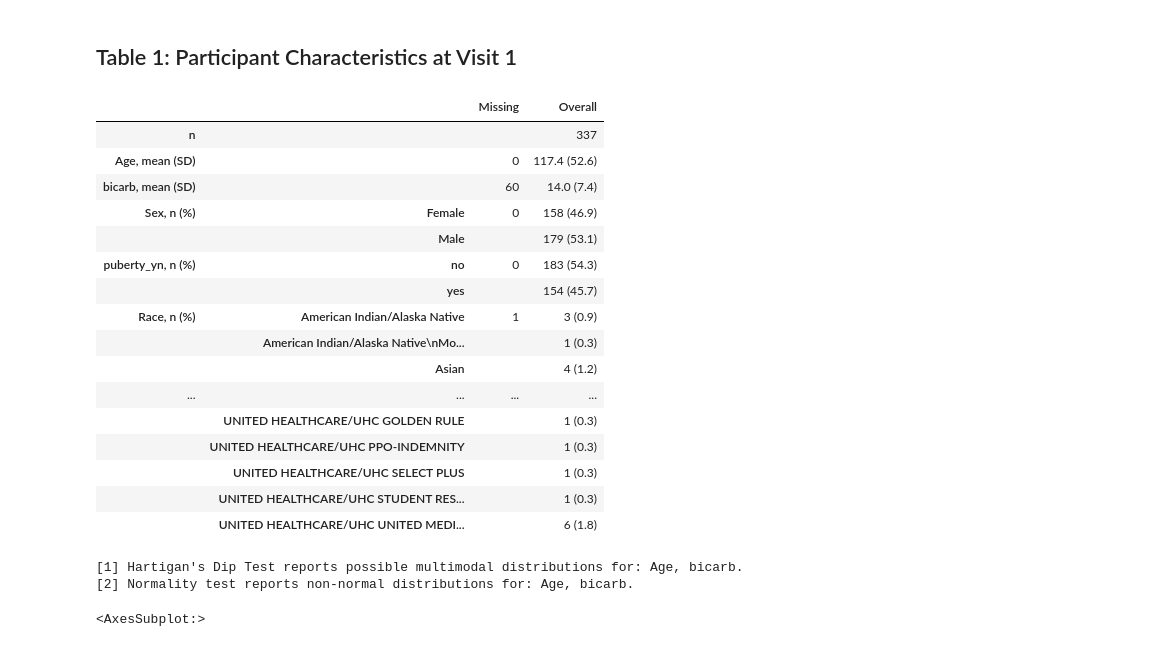
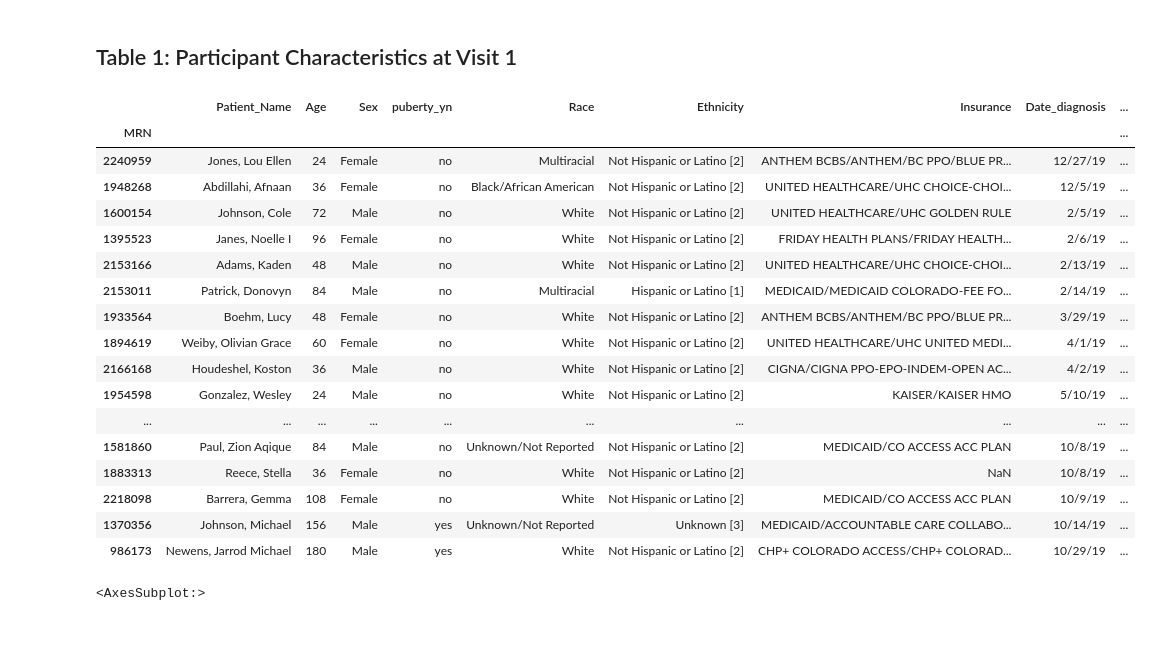
Before and after one commit to childhealthbiostatscore/BDC-Code, a Jupyter notebook: Kimber Simmons/New Onset Dosing/new_onset_dosing.ipynb, the cells around one changed output. Cells and saved outputs as stored; diff of their text form; code cells hidden in the pictures.

```diff
--- a/Kimber Simmons/New Onset Dosing/new_onset_dosing.ipynb
+++ b/Kimber Simmons/New Onset Dosing/new_onset_dosing.ipynb
@@ -14,3 +18,40 @@ df.set_index(['MRN'],inplace=True)
 df['Age'] = [int(a.split()[0])*12 if 'year' in a else int(a.split()[0]) for a in df['Age']]
 # Replace detection limit of bicarb with half the value
 df['bicarb'] = [2.5 if '<' in str(b) and '5' in str(b) else 1.5 if '<' in str(b) and '3' in str(b) else float(b) for b in df['bicarb']]
+# Combine levels of race
+race = []
+for r in df['Race']:
+    if '\n' in str(r) or 'more than one' in str(r).lower():
+        race.append('Multiracial')
+    elif 'white' in str(r).lower():
+        race.append('White')
+    elif 'asian' in str(r).lower():
+        race.append('Asian')
+    elif 'black' in str(r).lower():
+        race.append('Black/African American')
+    elif 'native' in str(r).lower():
+        race.append('Native American/Pacific Islander')
+    else:
+        race.append('Unknown/Not Reported')
+for e in range(0,df.shape[0]):
+    if df['Ethnicity'].reset_index(drop=True).iloc[e] == 'Hispanic or Latino [1]' and race[e] != 'Multiracial':
+        race[e] = 'Hispanic'
+df['Race'] = race
+# Public vs. private insurance
+# Public – Medicaid, TriCare, CHP, Indian Health Service, Denver Health (Medicaid)
+# Private – Aetna, Anthem, Cigna, UHC, Kaiser, Cofinity, Christian Care
+# Self-pay
+public = ['medicaid','tricare','chp','indian','denver health']
+private = ['aetna','anthem','cigna','uhc','kaiser','cofinity','christian','commercial','friday']
+insurance = []
+for i in df['Insurance']:
+    ins = str(i).lower()
+    if 'Private' in ['Private' for p in private if p in ins]:
+        insurance.append('Private')
+    elif 'Public' in ['Public' for p in public if p in ins]:
+        insurance.append('Public')
+    elif 'self' in ins:
+        insurance.append('Self-pay')
+    else:
+        insurance.append('Unknown/Not Reported')
+pd.concat([df['Insurance'].reset_index(drop=True),pd.Series(insurance)],axis=1)
@@ -18,31 +82,30 @@ df['bicarb'] = [2.5 if '<' in str(b) and '5' in str(b) else 1.5 if '<' in str(b)
 ## Table 1: Participant Characteristics at Visit 1
 # %%
 # Make table 1
-cols = ['Age','bicarb','Sex','puberty_yn','Race','Ethnicity','Insurance']
+cols = ['Age','bicarb','Sex','puberty_yn','Race','Insurance']
 # Print
 t1 = TableOne(df,columns=cols,display_all=True,
              normal_test=True,tukey_test=True,dip_test=True)
-t1
+df
 # %% [output]
-|  |  | Missing | Overall |
-| n |  |  | 337 |
-| Age, mean (SD) |  | 0 | 117.4 (52.6) |
-| bicarb, mean (SD) |  | 60 | 14.0 (7.4) |
-| Sex, n (%) | Female | 0 | 158 (46.9) |
-|  | Male |  | 179 (53.1) |
-| puberty_yn, n (%) | no | 0 | 183 (54.3) |
-|  | yes |  | 154 (45.7) |
-| Race, n (%) | American Indian/Alaska Native | 1 | 3 (0.9) |
-|  | American Indian/Alaska Native\nMo... |  | 1 (0.3) |
-|  | Asian |  | 4 (1.2) |
-| ... | ... | ... | ... |
-|  | UNITED HEALTHCARE/UHC GOLDEN RULE |  | 1 (0.3) |
-|  | UNITED HEALTHCARE/UHC PPO-INDEMNITY |  | 1 (0.3) |
-|  | UNITED HEALTHCARE/UHC SELECT PLUS |  | 1 (0.3) |
-|  | UNITED HEALTHCARE/UHC STUDENT RES... |  | 1 (0.3) |
-|  | UNITED HEALTHCARE/UHC UNITED MEDI... |  | 6 (1.8) |
+|  | Patient_Name | Age | Sex | puberty_yn | Race | Ethnicity | Insurance | Date_diagnosis | ... |
+| MRN |  |  |  |  |  |  |  |  | ... |
+| 2240959 | Jones, Lou Ellen | 24 | Female | no | Multiracial | Not Hispanic or Latino [2] | ANTHEM BCBS/ANTHEM/BC PPO/BLUE PR... | 12/27/19 | ... |
+| 1948268 | Abdillahi, Afnaan | 36 | Female | no | Black/African American | Not Hispanic or Latino [2] | UNITED HEALTHCARE/UHC CHOICE-CHOI... | 12/5/19 | ... |
+| 1600154 | Johnson, Cole | 72 | Male | no | White | Not Hispanic or Latino [2] | UNITED HEALTHCARE/UHC GOLDEN RULE | 2/5/19 | ... |
+| 1395523 | Janes, Noelle I | 96 | Female | no | White | Not Hispanic or Latino [2] | FRIDAY HEALTH PLANS/FRIDAY HEALTH... | 2/6/19 | ... |
+| 2153166 | Adams, Kaden | 48 | Male | no | White | Not Hispanic or Latino [2] | UNITED HEALTHCARE/UHC CHOICE-CHOI... | 2/13/19 | ... |
+| 2153011 | Patrick, Donovyn | 84 | Male | no | Multiracial | Hispanic or Latino [1] | MEDICAID/MEDICAID COLORADO-FEE FO... | 2/14/19 | ... |
+| 1933564 | Boehm, Lucy | 48 | Female | no | White | Not Hispanic or Latino [2] | ANTHEM BCBS/ANTHEM/BC PPO/BLUE PR... | 3/29/19 | ... |
+| 1894619 | Weiby, Olivian Grace | 60 | Female | no | White | Not Hispanic or Latino [2] | UNITED HEALTHCARE/UHC UNITED MEDI... | 4/1/19 | ... |
+| 2166168 | Houdeshel, Koston | 36 | Male | no | White | Not Hispanic or Latino [2] | CIGNA/CIGNA PPO-EPO-INDEM-OPEN AC... | 4/2/19 | ... |
+| 1954598 | Gonzalez, Wesley | 24 | Male | no | White | Not Hispanic or Latino [2] | KAISER/KAISER HMO | 5/10/19 | ... |
+| ... | ... | ... | ... | ... | ... | ... | ... | ... | ... |
+| 1581860 | Paul, Zion Aqique | 84 | Male | no | Unknown/Not Reported | Not Hispanic or Latino [2] | MEDICAID/CO ACCESS ACC PLAN | 10/8/19 | ... |
+| 1883313 | Reece, Stella | 36 | Female | no | White | Not Hispanic or Latino [2] | NaN | 10/8/19 | ... |
+| 2218098 | Barrera, Gemma | 108 | Female | no | White | Not Hispanic or Latino [2] | MEDICAID/CO ACCESS ACC PLAN | 10/9/19 | ... |
+| 1370356 | Johnson, Michael | 156 | Male | yes | Unknown/Not Reported | Unknown [3] | MEDICAID/ACCOUNTABLE CARE COLLABO... | 10/14/19 | ... |
+| 986173 | Newens, Jarrod Michael | 180 | Male | yes | White | Not Hispanic or Latino [2] | CHP+ COLORADO ACCESS/CHP+ COLORAD... | 10/29/19 | ... |
-[1] Hartigan's Dip Test reports possible multimodal distributions for: Age, bicarb.
-[2] Normality test reports non-normal distributions for: Age, bicarb.
 # %%
 df['bicarb'].hist()
 # %% [output]
```
Also changed, not shown: parts of 4 cells of this notebook.
